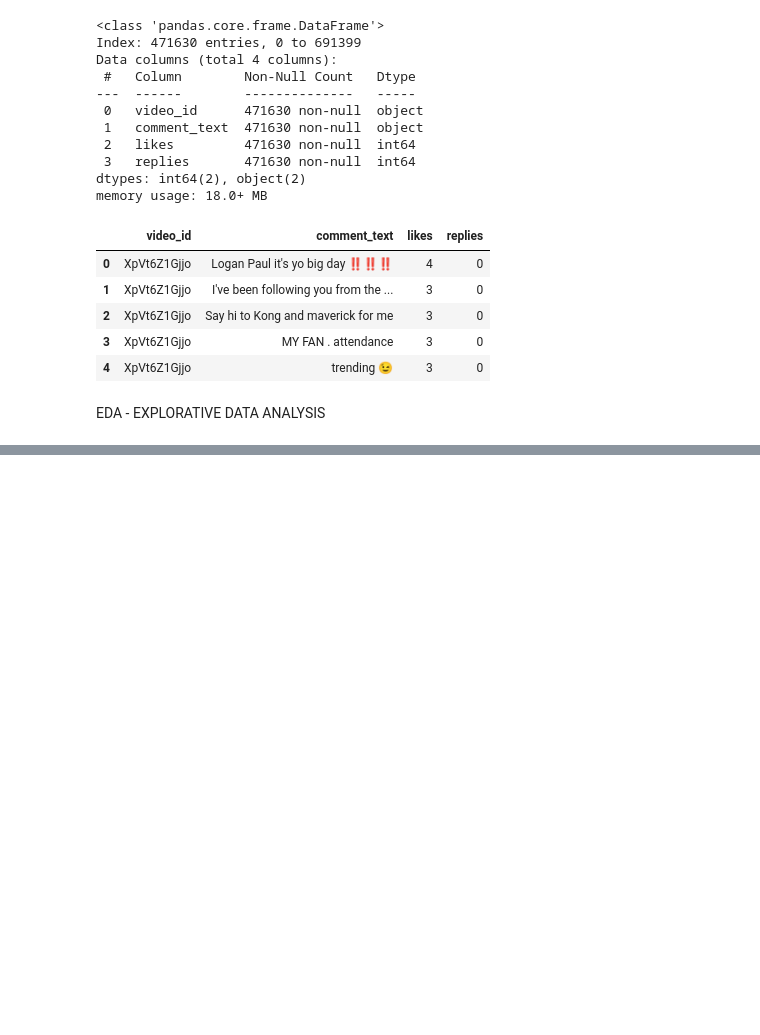
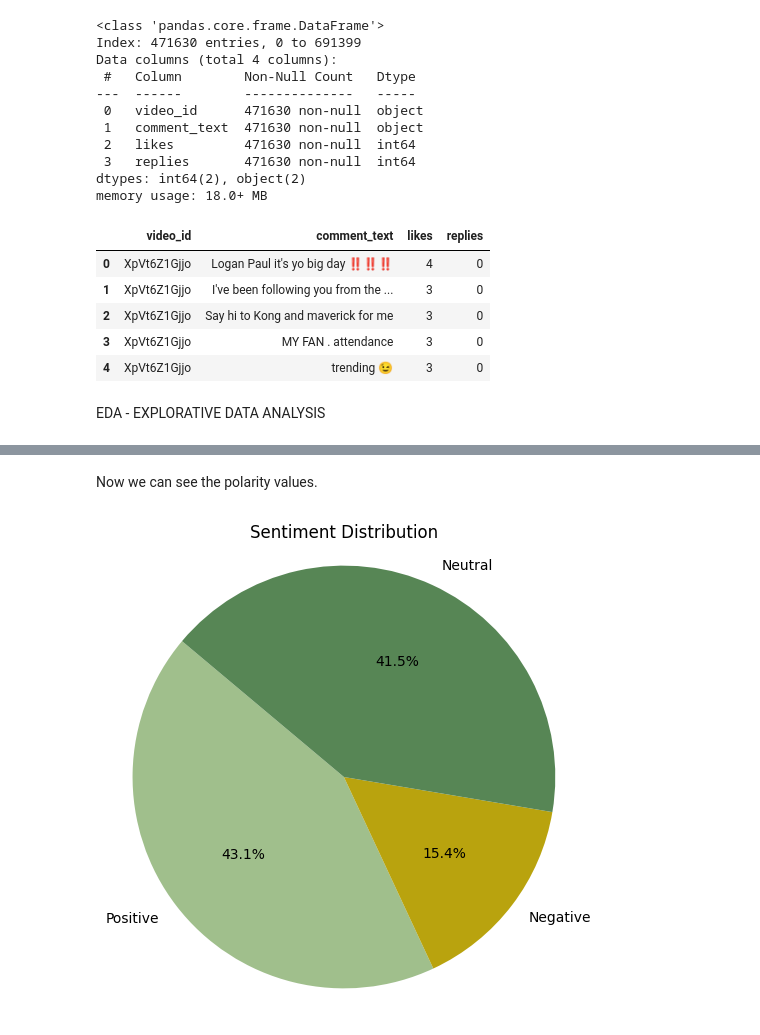
Before and after one commit to prag-yaaaa/Youtube-data-analysis, a Jupyter notebook: youtube_analysis.ipynb, the cells around one changed output, grey strips where cells are left out. Cells and saved outputs as stored; diff of their text form; code cells hidden in the pictures; blank space fills up the shorter version.

Commit message:
Added EDA sentiment and emoji analysis part

```diff
--- a/youtube_analysis.ipynb
+++ b/youtube_analysis.ipynb
@@ -212,0 +240,8 @@ EDA - EXPLORATIVE DATA ANALYSIS
+# %%
+polarity_value = [] # Defining an empty list to store polarity scores
+
+for comment in df['comment_text']:
+    try:
+        polarity_value.append(TextBlob(comment).sentiment.polarity)
+    except:
+        polarity_value.append(0)
@@ -212,0 +256,2 @@ EDA - EXPLORATIVE DATA ANALYSIS
+# %%
+df['polarity'] = polarity_value
@@ -212,0 +272,21 @@ EDA - EXPLORATIVE DATA ANALYSIS
+# %% [markdown]
+Now we can see the polarity values.
+# %%
+# Counting each sentiment category
+positive_count = df[df['polarity'] > 0].shape[0]
+negative_count = df[df['polarity'] < 0].shape[0]
+neutral_count = df[df['polarity'] == 0].shape[0]
+
+# Labels and values for the pie chart
+labels = ['Positive','Negative','Neutral']
+sizes = [positive_count, negative_count, neutral_count]
+colors = ['#a0bf8c','#b9a30e','#578655']
+
+# Plot pie chart
+plt.figure(figsize=(6, 6))
+plt.pie(sizes, labels=labels, colors=colors, autopct='%1.1f%%', startangle=140)
+plt.title('Sentiment Distribution')
+plt.axis('equal')  # Equal aspect ratio ensures the pie is circular.
+plt.show()
+# %% [output]
+[figure, added]
```
Also changed, not shown: parts of 34 cells of this notebook.
